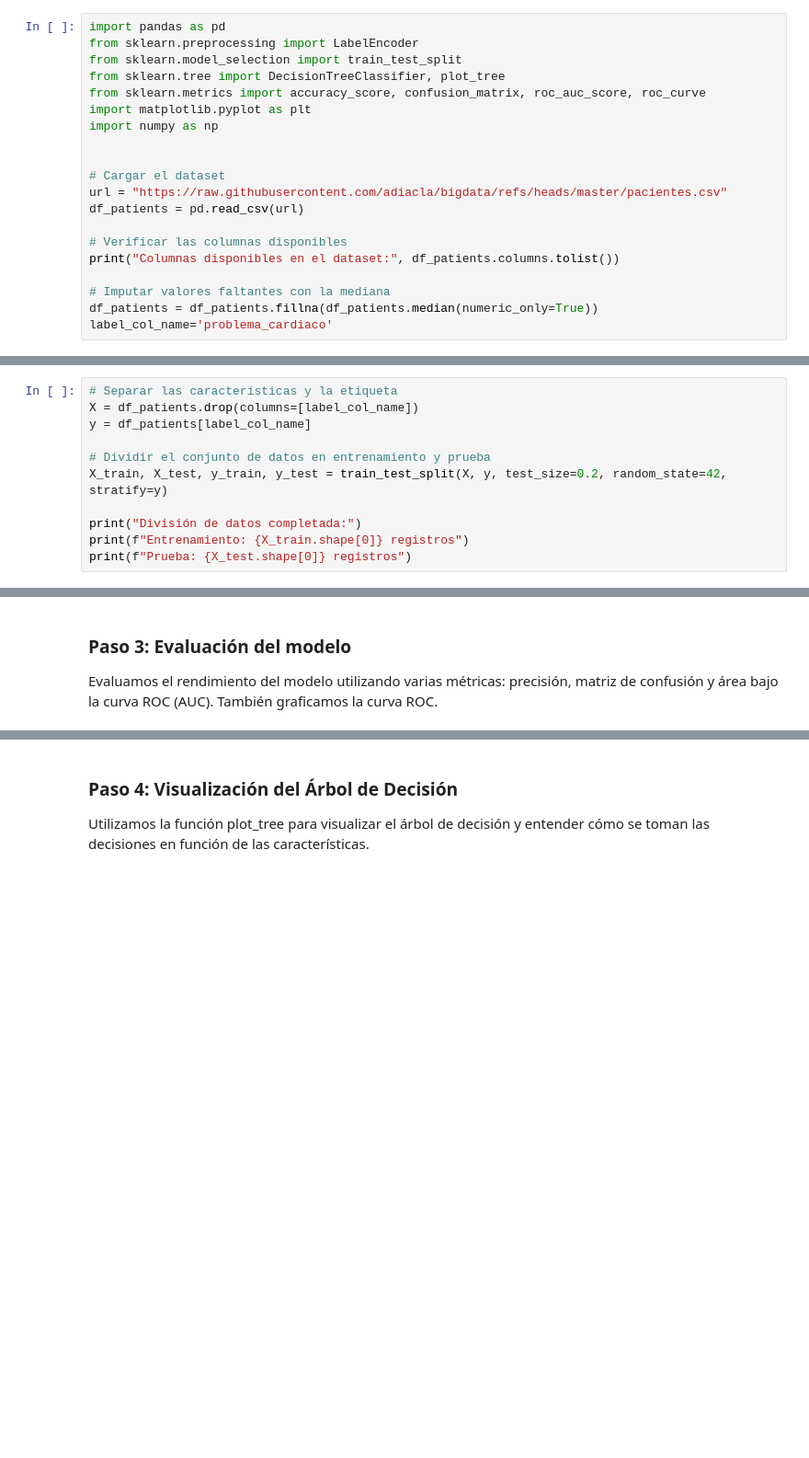
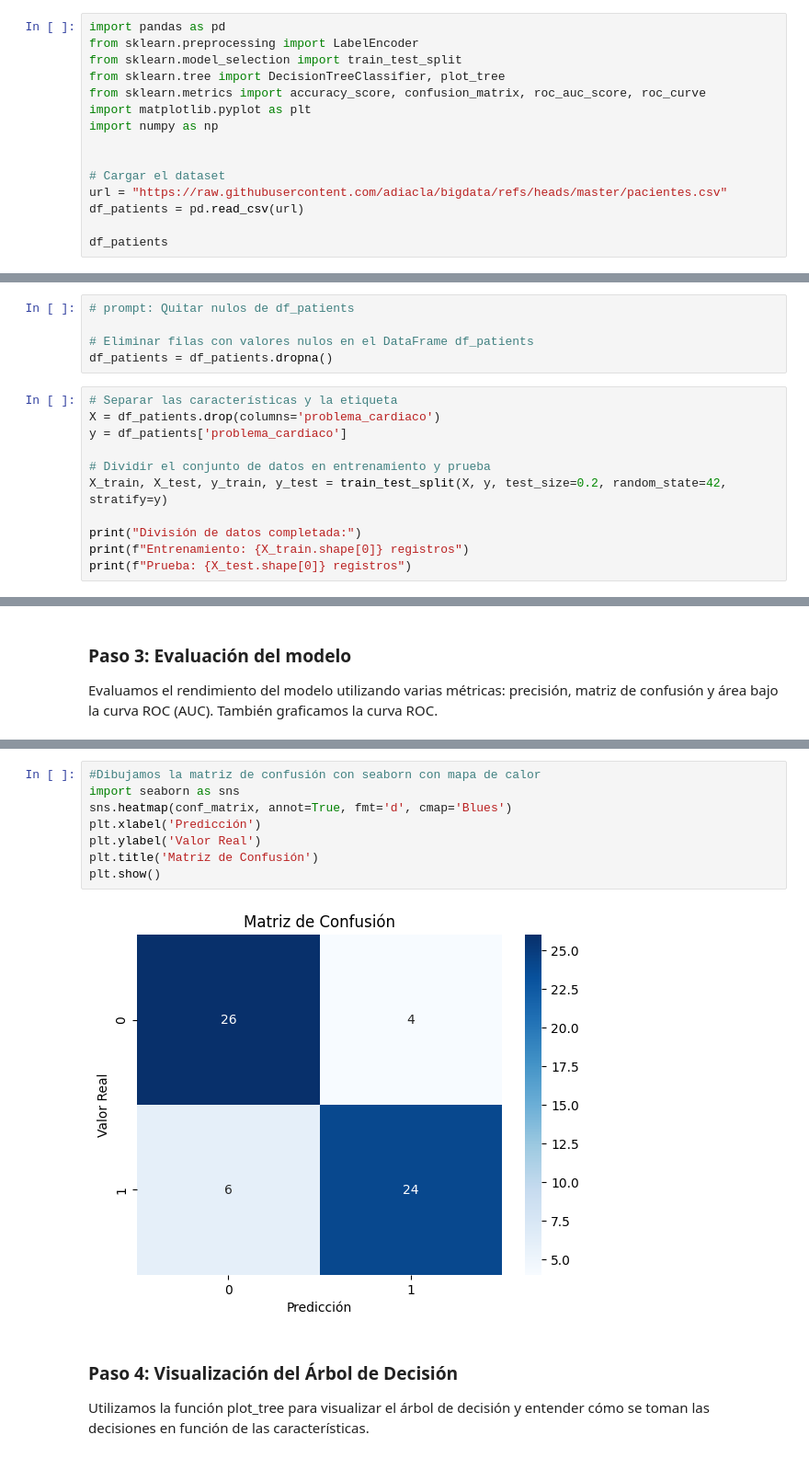
Before and after one commit to jgesc-05/clase-inteligencia-artificial, a Jupyter notebook: Fundamento_Cuaderno_11_Árboles_de_Decisión_para_Clasificación.ipynb, the cells around one changed output, grey strips where cells are left out. Shown at 92% size. Drawn from its saved outputs; the diff is of its cells as text; blank space fills up the shorter version.

```diff
--- a/Fundamento_Cuaderno_11_Árboles_de_Decisión_para_Clasificación.ipynb
+++ b/Fundamento_Cuaderno_11_Árboles_de_Decisión_para_Clasificación.ipynb
@@ -235,9 +226,4 @@ import numpy as np
 url = "https://raw.githubusercontent.com/adiacla/bigdata/refs/heads/master/pacientes.csv"
 df_patients = pd.read_csv(url)
 
-# Verificar las columnas disponibles
-print("Columnas disponibles en el dataset:", df_patients.columns.tolist())
-
-# Imputar valores faltantes con la mediana
-df_patients = df_patients.fillna(df_patients.median(numeric_only=True))
-label_col_name='problema_cardiaco'
+df_patients
@@ -244,7 +267,12 @@ label_col_name='problema_cardiaco'
+# %%
+# prompt: Quitar nulos de df_patients
+
+# Eliminar filas con valores nulos en el DataFrame df_patients
+df_patients = df_patients.dropna()
 # %%
 # Separar las características y la etiqueta
-X = df_patients.drop(columns=[label_col_name])
-y = df_patients[label_col_name]
+X = df_patients.drop(columns='problema_cardiaco')
+y = df_patients['problema_cardiaco']
 
 # Dividir el conjunto de datos en entrenamiento y prueba
 X_train, X_test, y_train, y_test = train_test_split(X, y, test_size=0.2, random_state=42, stratify=y)
@@ -287,3 +366,13 @@ plt.show()
+# %%
+#Dibujamos la matriz de confusión con seaborn con mapa de calor
+import seaborn as sns
+sns.heatmap(conf_matrix, annot=True, fmt='d', cmap='Blues')
+plt.xlabel('Predicción')
+plt.ylabel('Valor Real')
+plt.title('Matriz de Confusión')
+plt.show()
+# %% [output]
+[figure, added]
 # %% [markdown]
 ### Paso 4: Visualización del Árbol de Decisión
 Utilizamos la función plot_tree para visualizar el árbol de decisión y entender cómo se toman las decisiones en función de las características.
```
Also changed, not shown: parts of 39 cells of this notebook.
